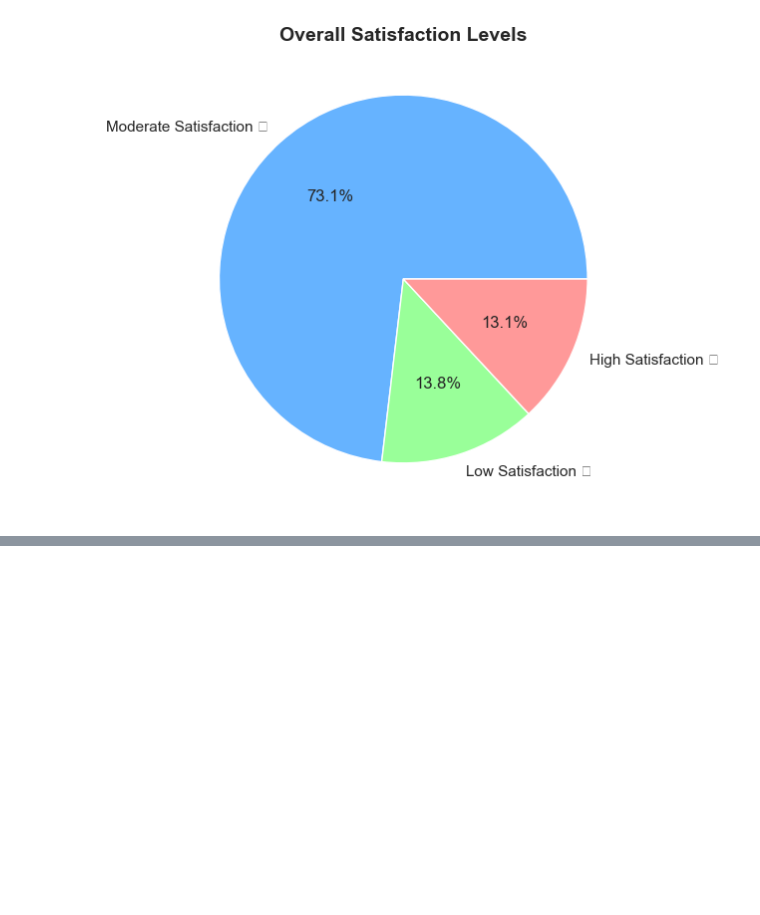
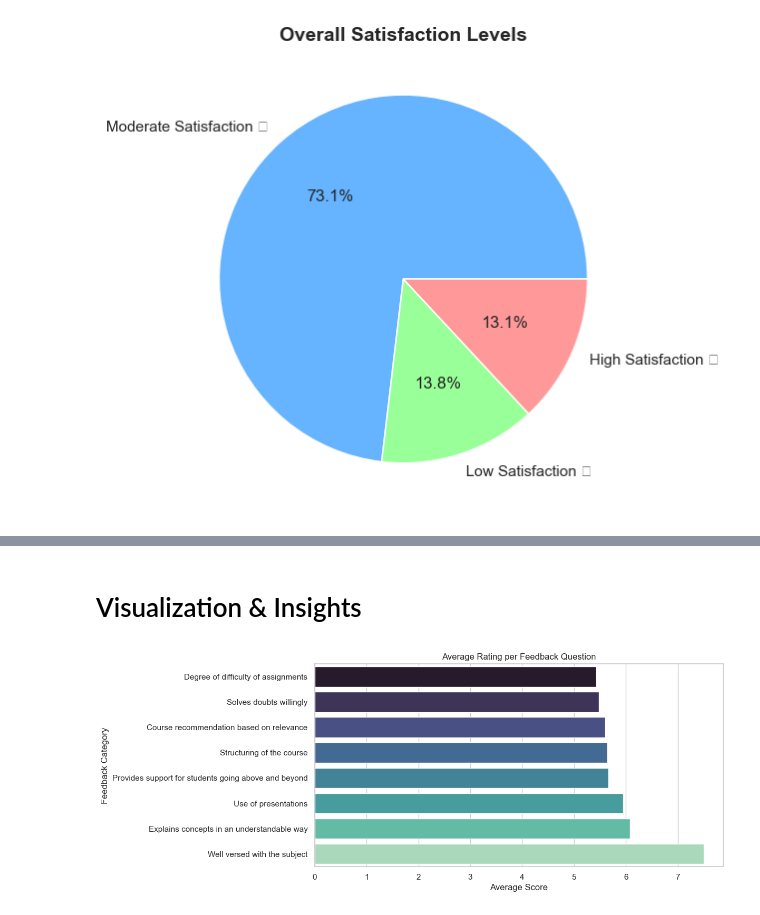
Before and after one commit to jenamjain/FUTURE_DS_03, a Jupyter notebook: College Event Feedback Analysis.ipynb, the cells around one changed output, grey strips where cells are left out. Cells and saved outputs as stored; diff of their text form; code cells hidden in the pictures; blank space fills up the shorter version.

```diff
--- a/College Event Feedback Analysis.ipynb
+++ b/College Event Feedback Analysis.ipynb
@@ -370,0 +506,27 @@ plt.show()
+# %% [markdown]
+# Visualization & Insights
+# %%
+# Drop ID and non-rating columns
+rating_columns = [
+    'Well versed with the subject',
+    'Explains concepts in an understandable way',
+    'Use of presentations',
+    'Degree of difficulty of assignments',
+    'Solves doubts willingly',
+    'Structuring of the course',
+    'Provides support for students going above and beyond',
+    'Course recommendation based on relevance'
+]
+
+# Calculate average score for each question
+avg_scores = df[rating_columns].mean().sort_values(ascending=True)
+
+# Visualize
+plt.figure(figsize=(10,5))
+sns.barplot(x=avg_scores.values, y=avg_scores.index, palette='mako')
+plt.title('Average Rating per Feedback Question')
+plt.xlabel('Average Score')
+plt.ylabel('Feedback Category')
+plt.show()
+# %% [output]
+[figure, added]
```
Also changed, not shown: parts of 17 cells of this notebook, 1 other file.
